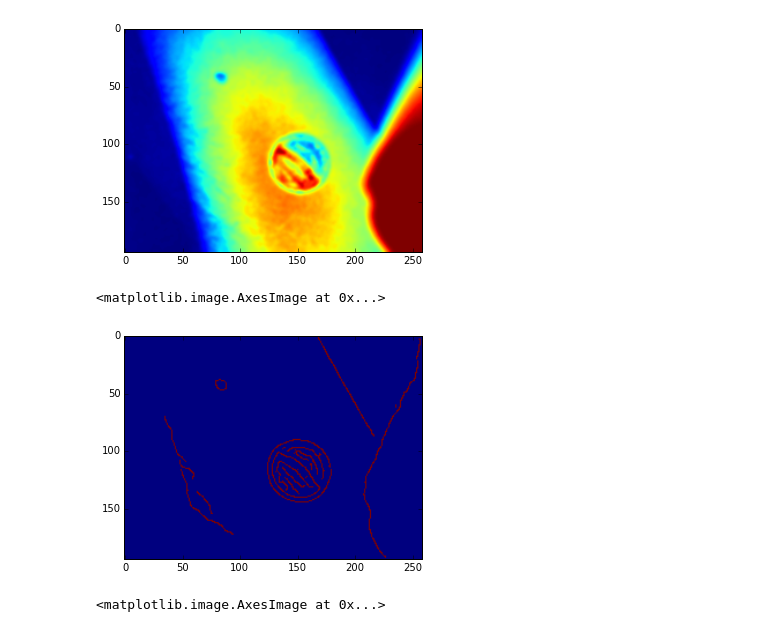
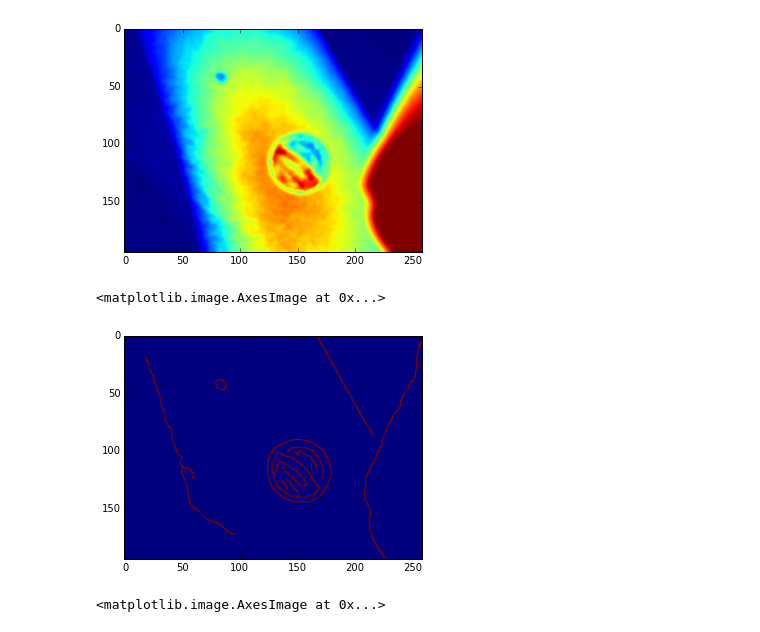
Before and after one commit to RedHots2015/glowing-bugfixes, a Jupyter notebook: Analysis.ipynb, the cells around one changed output. Saved outputs shown, nothing was run; the diff lists cells and outputs as text; code cells hidden in the pictures.

```diff
--- a/Analysis.ipynb
+++ b/Analysis.ipynb
@@ -32,11 +32,11 @@ imshow(blurry)
 [figure]
 # %%
 from skimage.feature import canny
-edges = canny(blurry)
+edges = canny(gray, sigma=2)
 imshow(edges)
 # %% [output]
 <matplotlib.image.AxesImage at 0x...>
-[figure, old version]
+[figure, new version]
 # %%
 from skimage.transform import hough_circle
 
```
Also changed, not shown: parts of 12 cells of this notebook.
